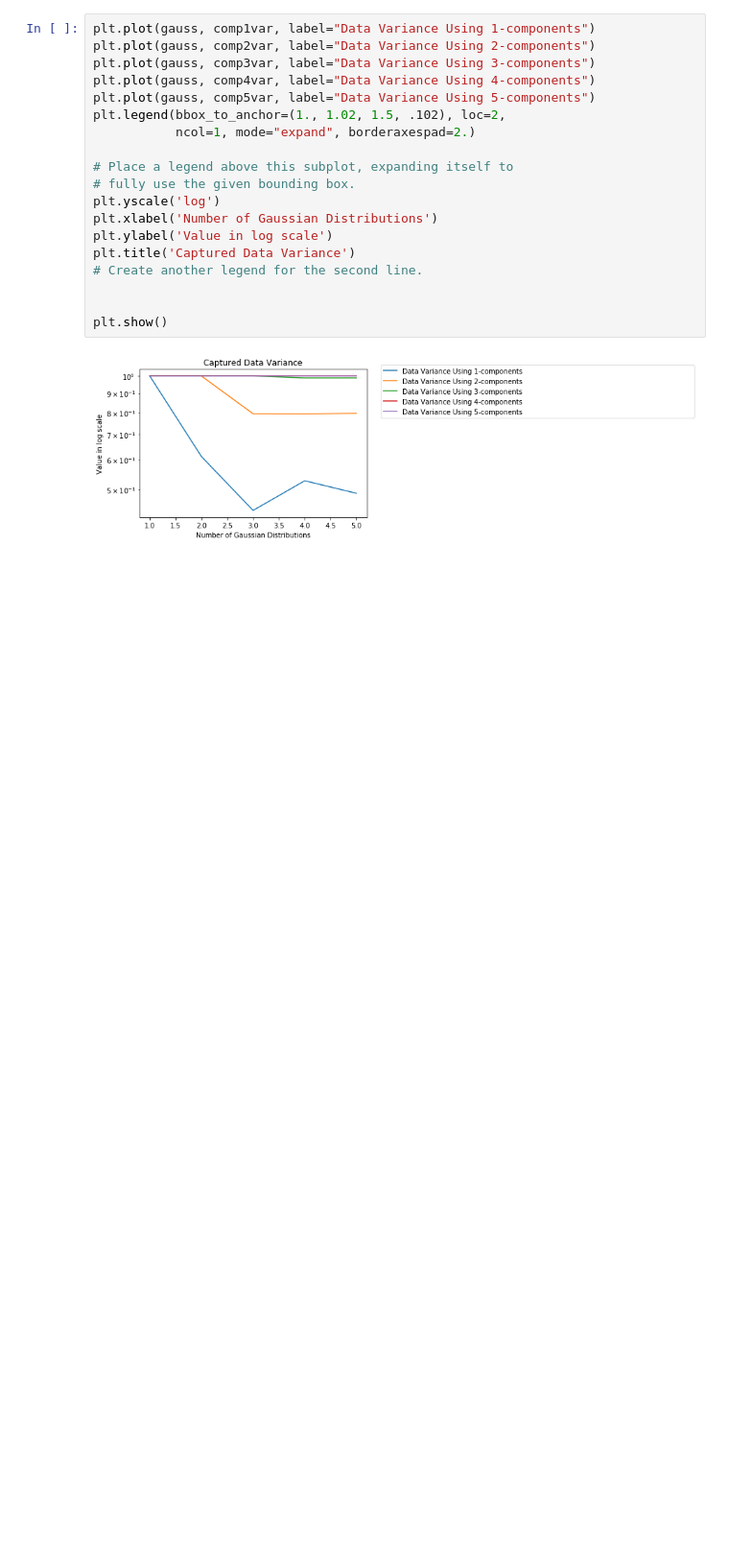
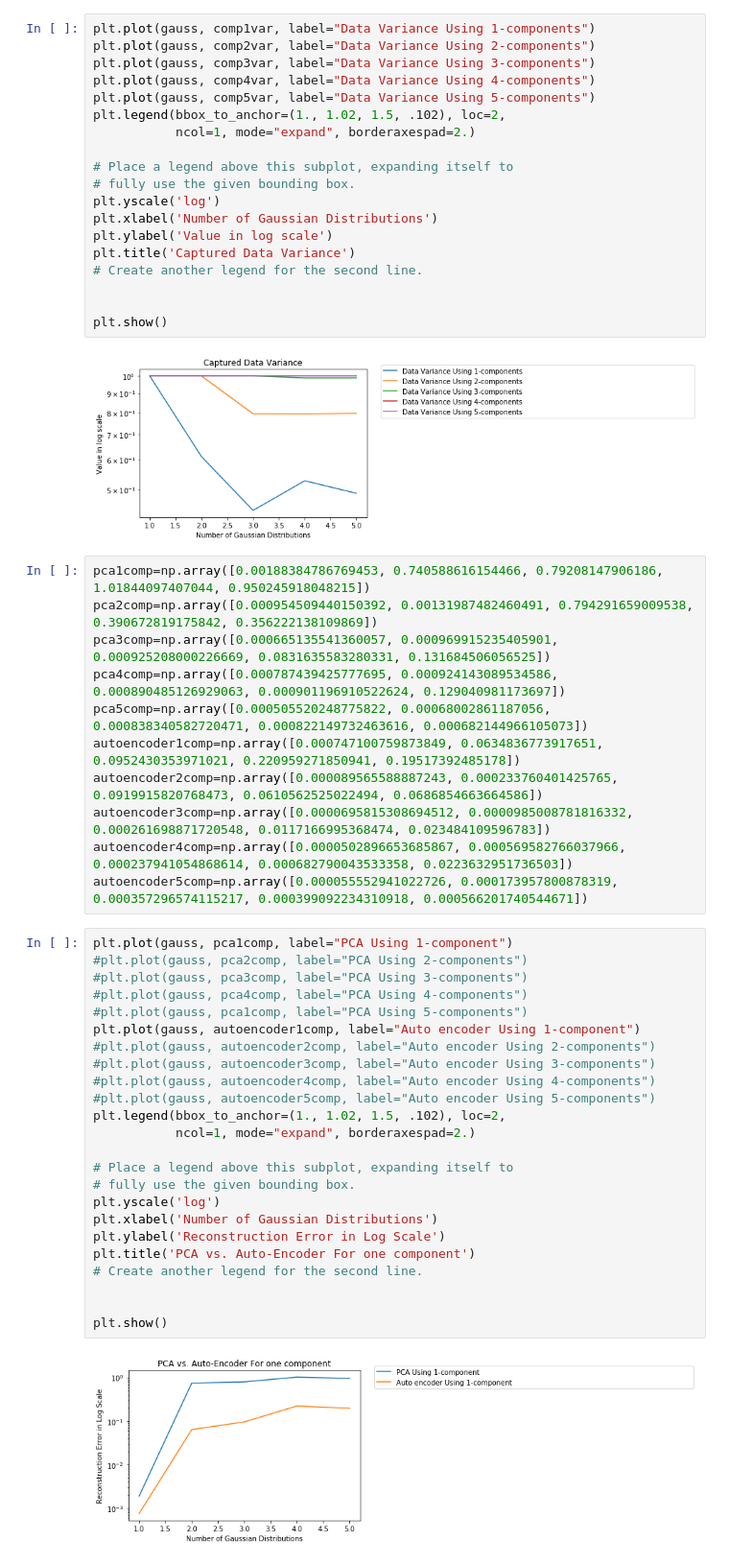
Before and after one commit to muneebasirshar/Data-Collection-, a Jupyter notebook: results.ipynb, the cells around one changed output. Shown at 96% size. Cells and saved outputs as stored; diff of their text form; blank space fills up the shorter version.

```diff
--- a/results.ipynb
+++ b/results.ipynb
@@ -63,3 +63,40 @@ plt.title('Captured Data Variance')
 plt.show()
 # %% [output]
 [figure]
+# %%
+pca1comp=np.array([0.00188384786769453, 0.740588616154466, 0.79208147906186, 1.01844097407044, 0.950245918048215])
+pca2comp=np.array([0.000954509440150392, 0.00131987482460491, 0.794291659009538, 0.390672819175842, 0.356222138109869])
+pca3comp=np.array([0.000665135541360057, 0.000969915235405901, 0.000925208000226669, 0.0831635583280331, 0.131684506056525])
+pca4comp=np.array([0.000787439425777695, 0.000924143089534586, 0.000890485126929063, 0.000901196910522624, 0.129040981173697])
+pca5comp=np.array([0.000505520248775822, 0.00068002861187056, 0.000838340582720471, 0.000822149732463616, 0.000682144966105073])
+autoencoder1comp=np.array([0.000747100759873849, 0.0634836773917651, 0.0952430353971021, 0.220959271850941, 0.19517392485178])
+autoencoder2comp=np.array([0.000089565588887243, 0.000233760401425765, 0.0919915820768473, 0.0610562525022494, 0.0686854663664586])
+autoencoder3comp=np.array([0.0000695815308694512, 0.0000985008781816332, 0.000261698871720548, 0.0117166995368474, 0.023484109596783])
+autoencoder4comp=np.array([0.0000502896653685867, 0.000569582766037966, 0.000237941054868614, 0.000682790043533358, 0.0223632951736503])
+autoencoder5comp=np.array([0.000055552941022726, 0.000173957800878319, 0.000357296574115217, 0.000399092234310918, 0.000566201740544671])
+# %%
+plt.plot(gauss, pca1comp, label="PCA Using 1-component")
+#plt.plot(gauss, pca2comp, label="PCA Using 2-components")
+#plt.plot(gauss, pca3comp, label="PCA Using 3-components")
+#plt.plot(gauss, pca4comp, label="PCA Using 4-components")
+#plt.plot(gauss, pca1comp, label="PCA Using 5-components")
+plt.plot(gauss, autoencoder1comp, label="Auto encoder Using 1-component")
+#plt.plot(gauss, autoencoder2comp, label="Auto encoder Using 2-components")
+#plt.plot(gauss, autoencoder3comp, label="Auto encoder Using 3-components")
+#plt.plot(gauss, autoencoder4comp, label="Auto encoder Using 4-components")
+#plt.plot(gauss, autoencoder5comp, label="Auto encoder Using 5-components")
+plt.legend(bbox_to_anchor=(1., 1.02, 1.5, .102), loc=2,
+           ncol=1, mode="expand", borderaxespad=2.)
+
+# Place a legend above this subplot, expanding itself to
+# fully use the given bounding box.
+plt.yscale('log')
+plt.xlabel('Number of Gaussian Distributions')
+plt.ylabel('Reconstruction Error in Log Scale')
+plt.title('PCA vs. Auto-Encoder For one component')
+# Create another legend for the second line.
+
+
+plt.show()
+# %% [output]
+[figure, added]
```
Also changed, not shown: parts of 6 cells of this notebook.
